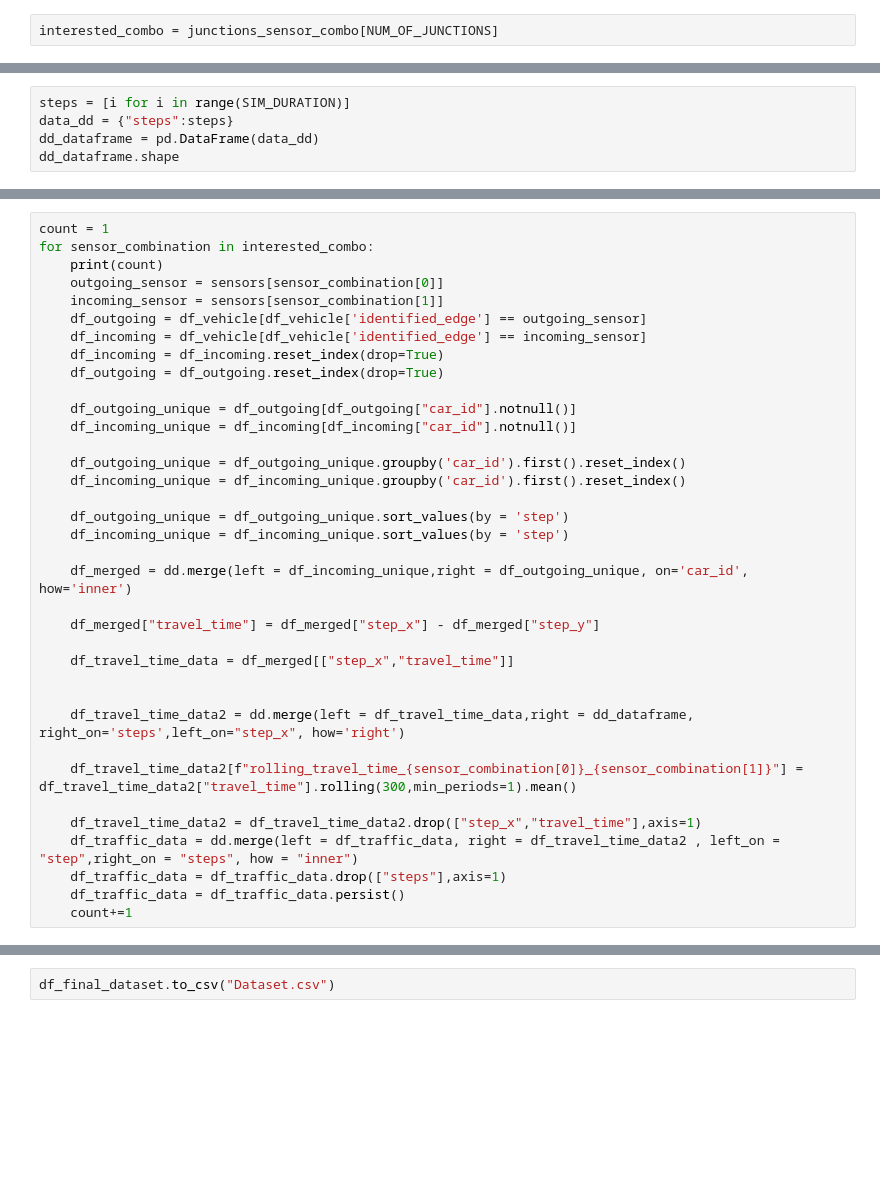
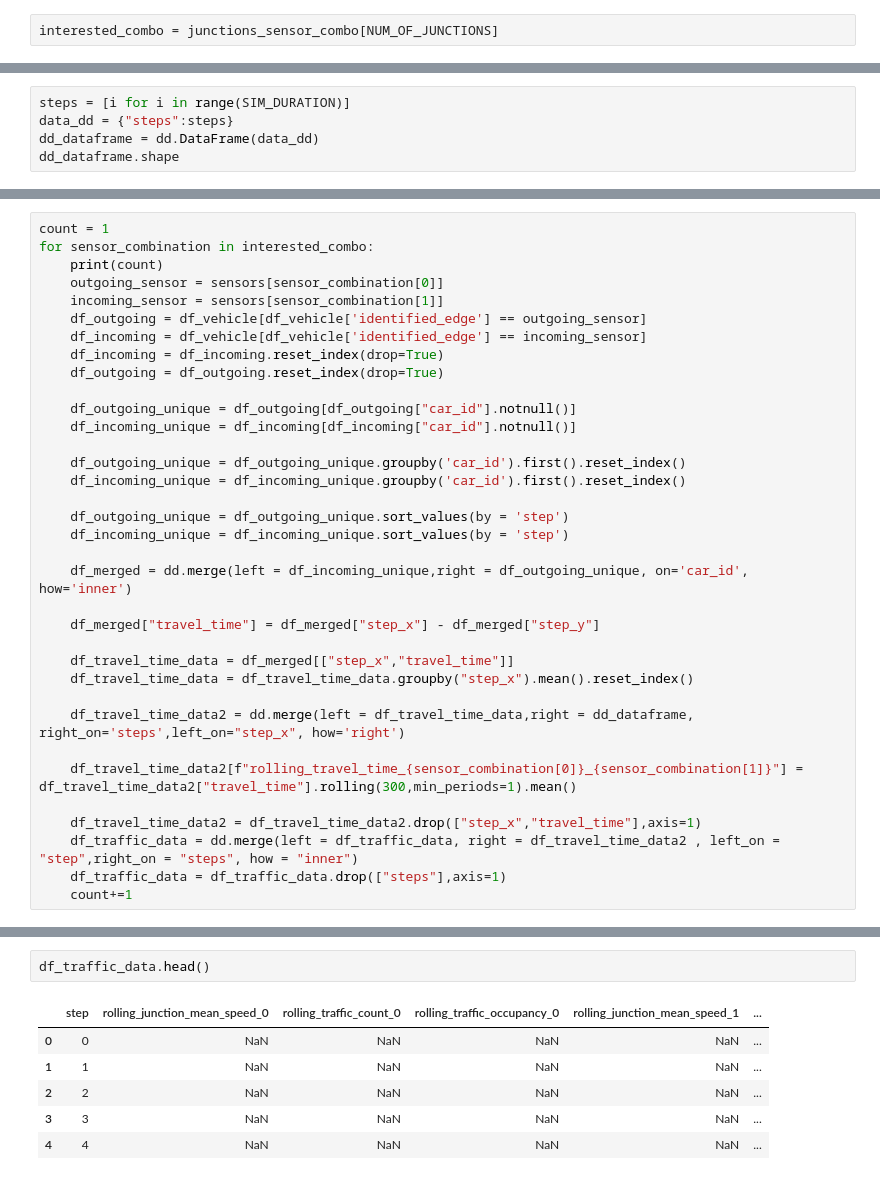
Before and after one commit to MPSLab-ASU/IncidentNet, a Jupyter notebook: city_scale/process_dataset.ipynb, the cells around one changed output, grey strips where cells are left out. Saved outputs shown, nothing was run; the diff lists cells and outputs as text; blank space fills up the shorter version.

```diff
--- a/city_scale/process_dataset.ipynb
+++ b/city_scale/process_dataset.ipynb
@@ -229,5 +302,5 @@ print(len(interested_combo))
 # %%
 steps = [i for i in range(SIM_DURATION)]
 data_dd = {"steps":steps}
-dd_dataframe = pd.DataFrame(data_dd)
+dd_dataframe = dd.DataFrame(data_dd)
 dd_dataframe.shape
@@ -256,7 +331,7 @@ for sensor_combination in interested_combo:
     df_merged["travel_time"] = df_merged["step_x"] - df_merged["step_y"]
 
     df_travel_time_data = df_merged[["step_x","travel_time"]]
-
+    df_travel_time_data = df_travel_time_data.groupby("step_x").mean().reset_index()
 
     df_travel_time_data2 = dd.merge(left = df_travel_time_data,right = dd_dataframe, right_on='steps',left_on="step_x", how='right')
 
@@ -265,5 +340,4 @@ for sensor_combination in interested_combo:
     df_travel_time_data2 = df_travel_time_data2.drop(["step_x","travel_time"],axis=1)
     df_traffic_data = dd.merge(left = df_traffic_data, right = df_travel_time_data2 , left_on = "step",right_on = "steps", how = "inner")
     df_traffic_data = df_traffic_data.drop(["steps"],axis=1)
-    df_traffic_data = df_traffic_data.persist()
     count+=1
@@ -270,2 +357,9 @@ for sensor_combination in interested_combo:
-# %%
-df_final_dataset.to_csv("Dataset.csv")
+# %%
+df_traffic_data.head()
+# %% [output]
+|  | step | rolling_junction_mean_speed_0 | rolling_traffic_count_0 | rolling_traffic_occupancy_0 | rolling_junction_mean_speed_1 | ... |
+| 0 | 0 | NaN | NaN | NaN | NaN | ... |
+| 1 | 1 | NaN | NaN | NaN | NaN | ... |
+| 2 | 2 | NaN | NaN | NaN | NaN | ... |
+| 3 | 3 | NaN | NaN | NaN | NaN | ... |
+| 4 | 4 | NaN | NaN | NaN | NaN | ... |
```
Also changed, not shown: parts of 16 cells of this notebook.
